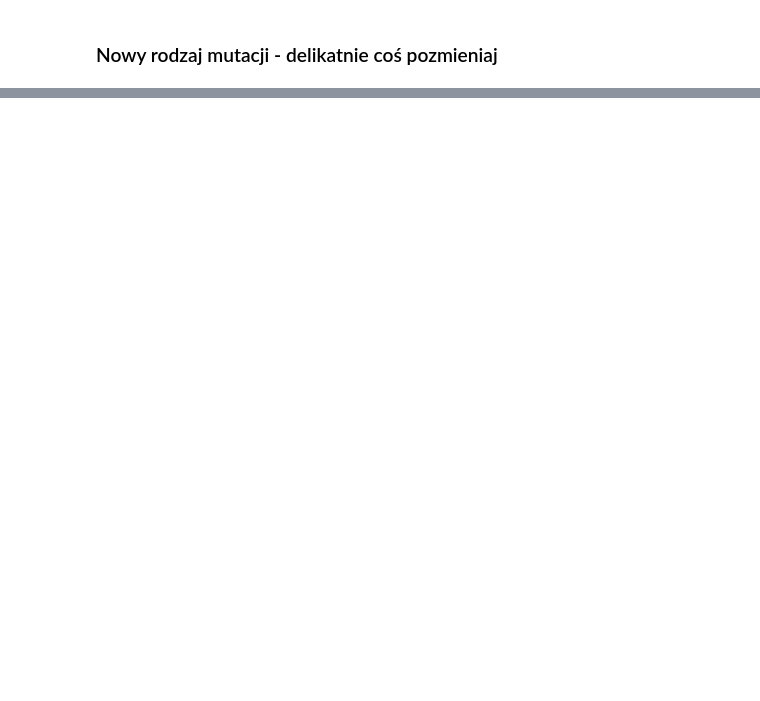
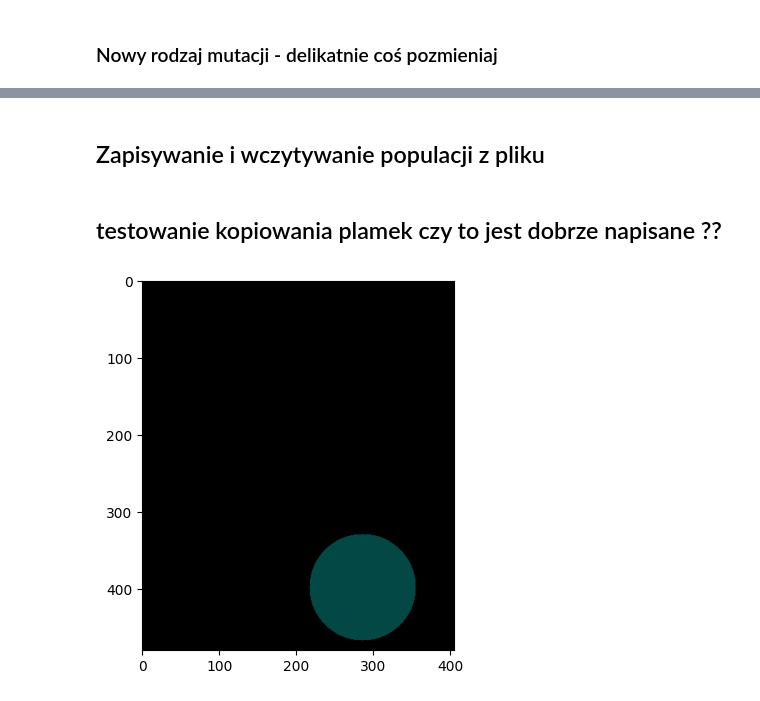
Before and after one commit to michalfica/algorytmy-ewolucyjne---projekt-, a Jupyter notebook: projekt/testing.ipynb, the cells around one changed output, grey strips where cells are left out. Cells and saved outputs as stored; diff of their text form; code cells hidden in the pictures; blank space fills up the shorter version.

```diff
--- a/projekt/testing.ipynb
+++ b/projekt/testing.ipynb
@@ -222,3 +203,5 @@ print(x_rgb)
 f, axarr = plt.subplots(2,2)
 axarr[0, 0].imshow(x.pixels_array)
 axarr[0, 1].imshow(x_image_after_conversion)
+# %% [markdown]
+## Zapisywanie i wczytywanie populacji z pliku
@@ -224,0 +219,15 @@ axarr[0, 1].imshow(x_image_after_conversion)
+# %% [markdown]
+## testowanie kopiowania plamek czy to jest dobrze napisane ??
+# %%
+from imp import reload
+
+import individual
+reload(individual)
+from individual import Individual
+
+parent = Individual()
+parent.generate_random_inidividual()
+
+parent.show_image()
+# %% [output]
+[figure, added]
```
Also changed, not shown: parts of 15 cells of this notebook, 4 other files.
